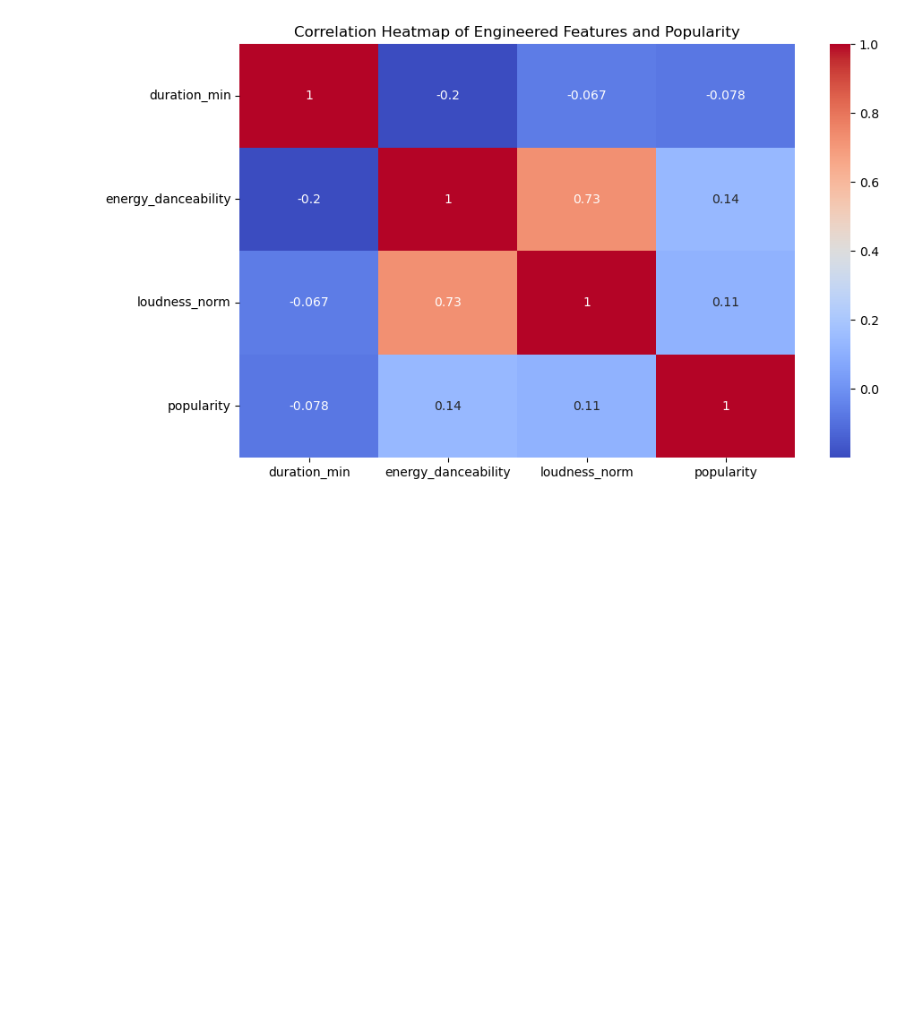
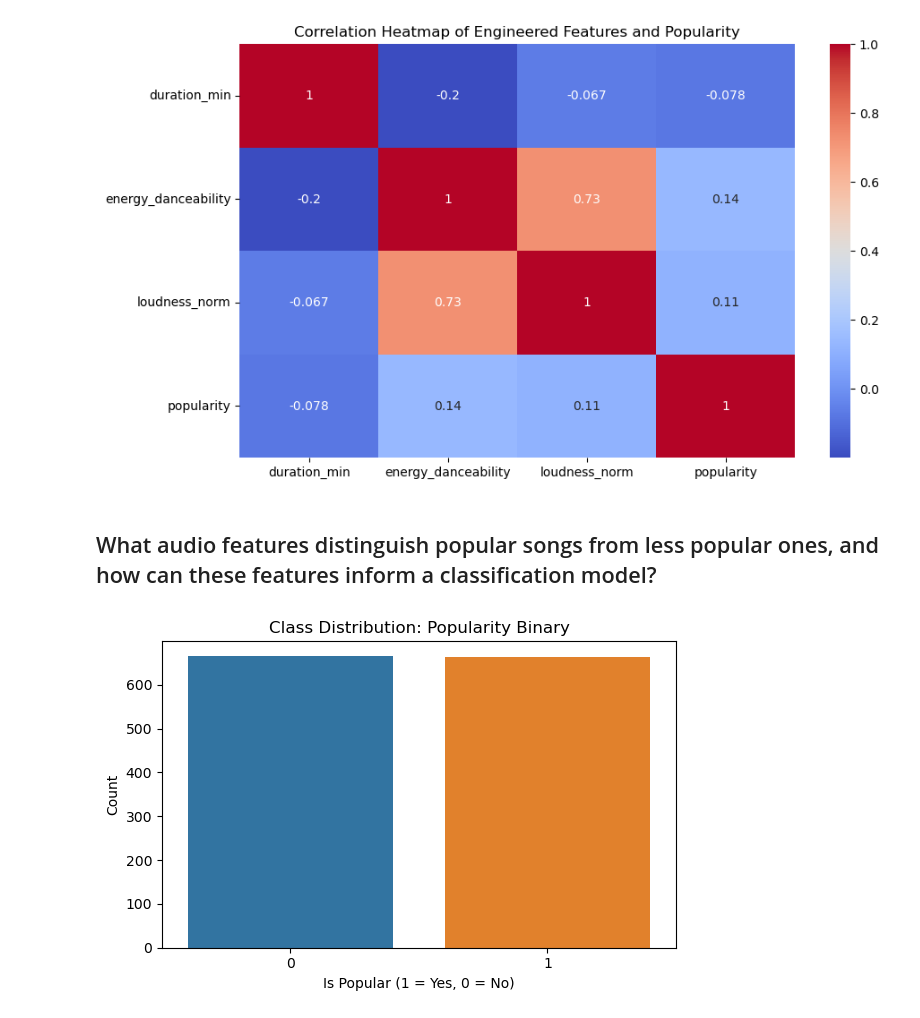
Before and after one commit to Shaneb7102/DataMiningAssignment, a Jupyter notebook: spotify_exploratory_data_analysis_1.ipynb, the cells around one changed output. Saved outputs shown, nothing was run; the diff lists cells and outputs as text; code cells hidden in the pictures; blank space fills up the shorter version.

```diff
--- a/spotify_exploratory_data_analysis_1.ipynb
+++ b/spotify_exploratory_data_analysis_1.ipynb
@@ -334,3 +336,19 @@ plt.title('Correlation Heatmap of Engineered Features and Popularity')
 plt.show()
 # %% [output]
 [figure]
+# %% [markdown]
+## What audio features distinguish popular songs from less popular ones, and how can these features inform a classification model?
+# %%
+# Create binary target variable: 1 if popularity > median, else 0
+popularity_median = data["popularity"].median()
+data["popularity_binary"] = (data["popularity"] > popularity_median).astype(int)
+# %%
+plt.figure(figsize=(6, 4))
+sns.countplot(x="popularity_binary", data=data)
+plt.title("Class Distribution: Popularity Binary")
+plt.xlabel("Is Popular (1 = Yes, 0 = No)")
+plt.ylabel("Count")
+plt.tight_layout()
+plt.show()
+# %% [output]
+[figure, added]
```
Also changed, not shown: parts of 6 cells of this notebook.
